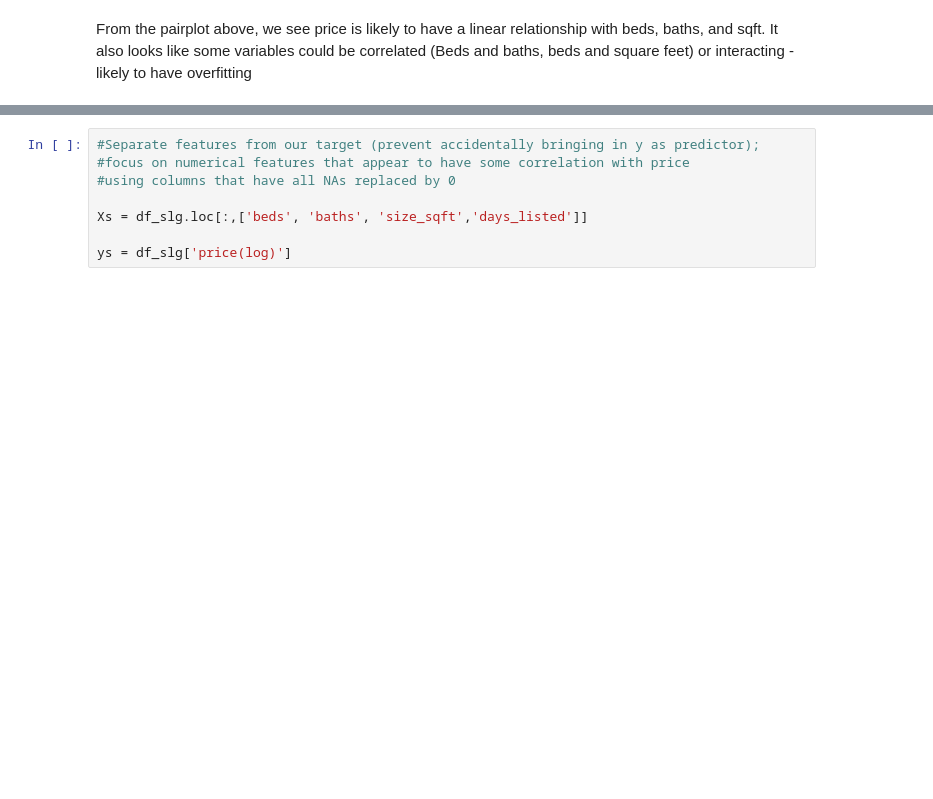
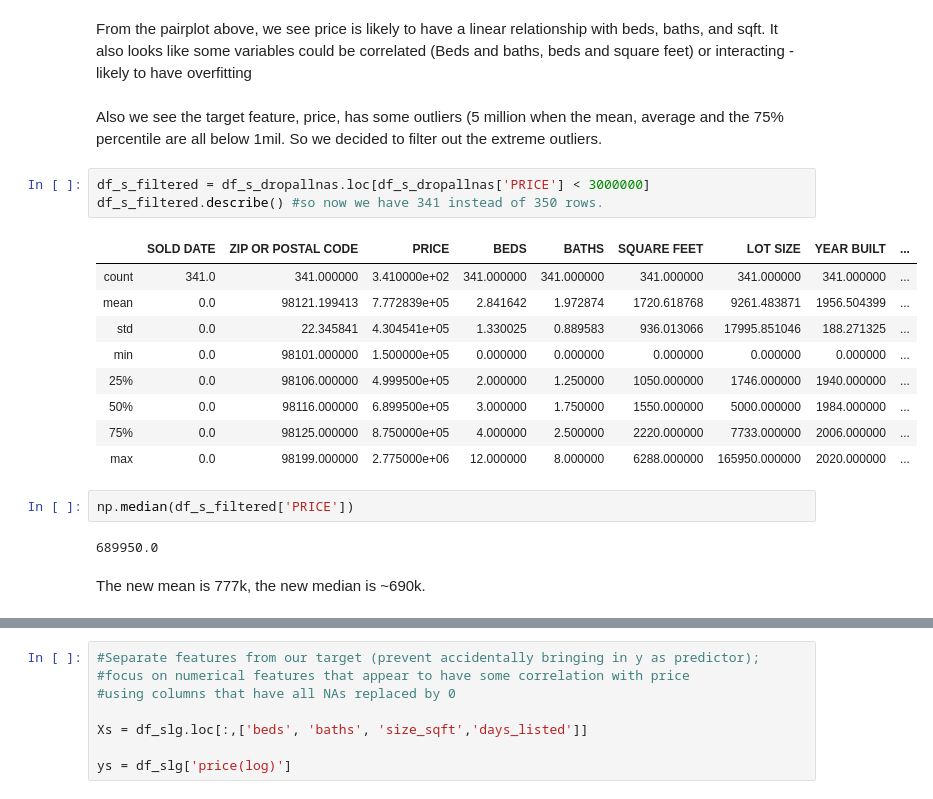
Before and after one commit to floraxinru/predict_homeprice, a Jupyter notebook: improve_model.ipynb, the cells around one changed output, grey strips where cells are left out. Cells and saved outputs as stored; diff of their text form; blank space fills up the shorter version.

```diff
--- a/improve_model.ipynb
+++ b/improve_model.ipynb
@@ -602,5 +669,26 @@ sns.pairplot(df_s_dropallnas, plot_kws=dict(alpha=.1, edgecolor='none'));
 # %% [markdown]
 From the pairplot above, we see price is likely to have a linear relationship with beds, baths, and sqft.
 It also looks like some variables could be correlated (Beds and baths, beds and square feet) or interacting - likely to have overfitting
+# %% [markdown]
+Also we see the target feature, price, has some outliers (5 million when the mean, average and the 75% percentile are all below 1mil. So we decided to filter out the extreme outliers.
+# %%
+df_s_filtered = df_s_dropallnas.loc[df_s_dropallnas['PRICE'] < 3000000]
+df_s_filtered.describe() #so now we have 341 instead of 350 rows.
+# %% [output]
+|  | SOLD DATE | ZIP OR POSTAL CODE | PRICE | BEDS | BATHS | SQUARE FEET | LOT SIZE | YEAR BUILT | ... |
+| count | 341.0 | 341.000000 | 3.410000e+02 | 341.000000 | 341.000000 | 341.000000 | 341.000000 | 341.000000 | ... |
+| mean | 0.0 | 98121.199413 | 7.772839e+05 | 2.841642 | 1.972874 | 1720.618768 | 9261.483871 | 1956.504399 | ... |
+| std | 0.0 | 22.345841 | 4.304541e+05 | 1.330025 | 0.889583 | 936.013066 | 17995.851046 | 188.271325 | ... |
+| min | 0.0 | 98101.000000 | 1.500000e+05 | 0.000000 | 0.000000 | 0.000000 | 0.000000 | 0.000000 | ... |
+| 25% | 0.0 | 98106.000000 | 4.999500e+05 | 2.000000 | 1.250000 | 1050.000000 | 1746.000000 | 1940.000000 | ... |
+| 50% | 0.0 | 98116.000000 | 6.899500e+05 | 3.000000 | 1.750000 | 1550.000000 | 5000.000000 | 1984.000000 | ... |
+| 75% | 0.0 | 98125.000000 | 8.750000e+05 | 4.000000 | 2.500000 | 2220.000000 | 7733.000000 | 2006.000000 | ... |
+| max | 0.0 | 98199.000000 | 2.775000e+06 | 12.000000 | 8.000000 | 6288.000000 | 165950.000000 | 2020.000000 | ... |
+# %%
+np.median(df_s_filtered['PRICE'])
+# %% [output]
+689950.0
+# %% [markdown]
+The new mean is 777k, the new median is ~690k.
 # %%
 #Do a log transformation on the Price data to make the distribution look more Gaussian
```
Also changed, not shown: parts of 55 cells of this notebook, 1 other file.
